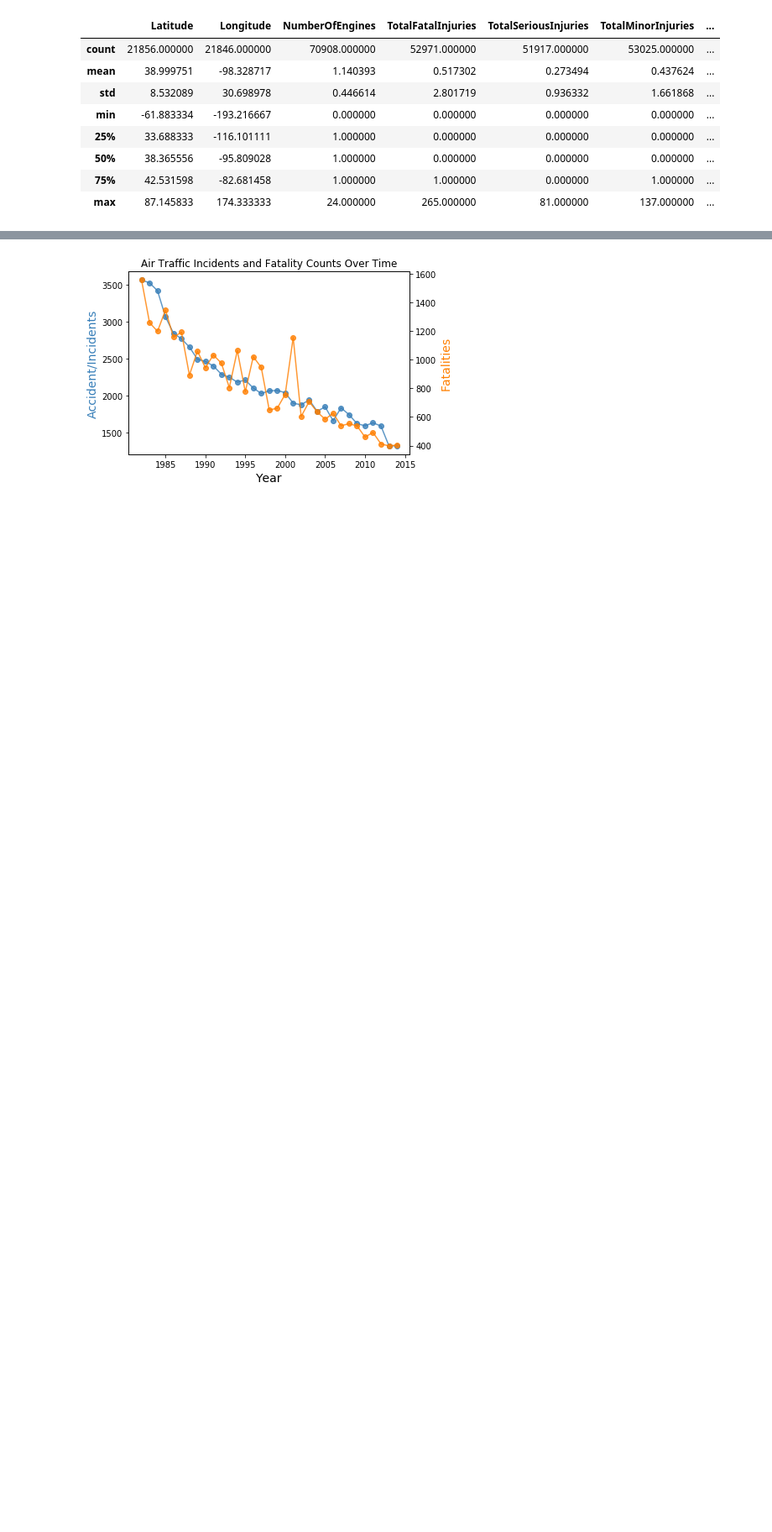
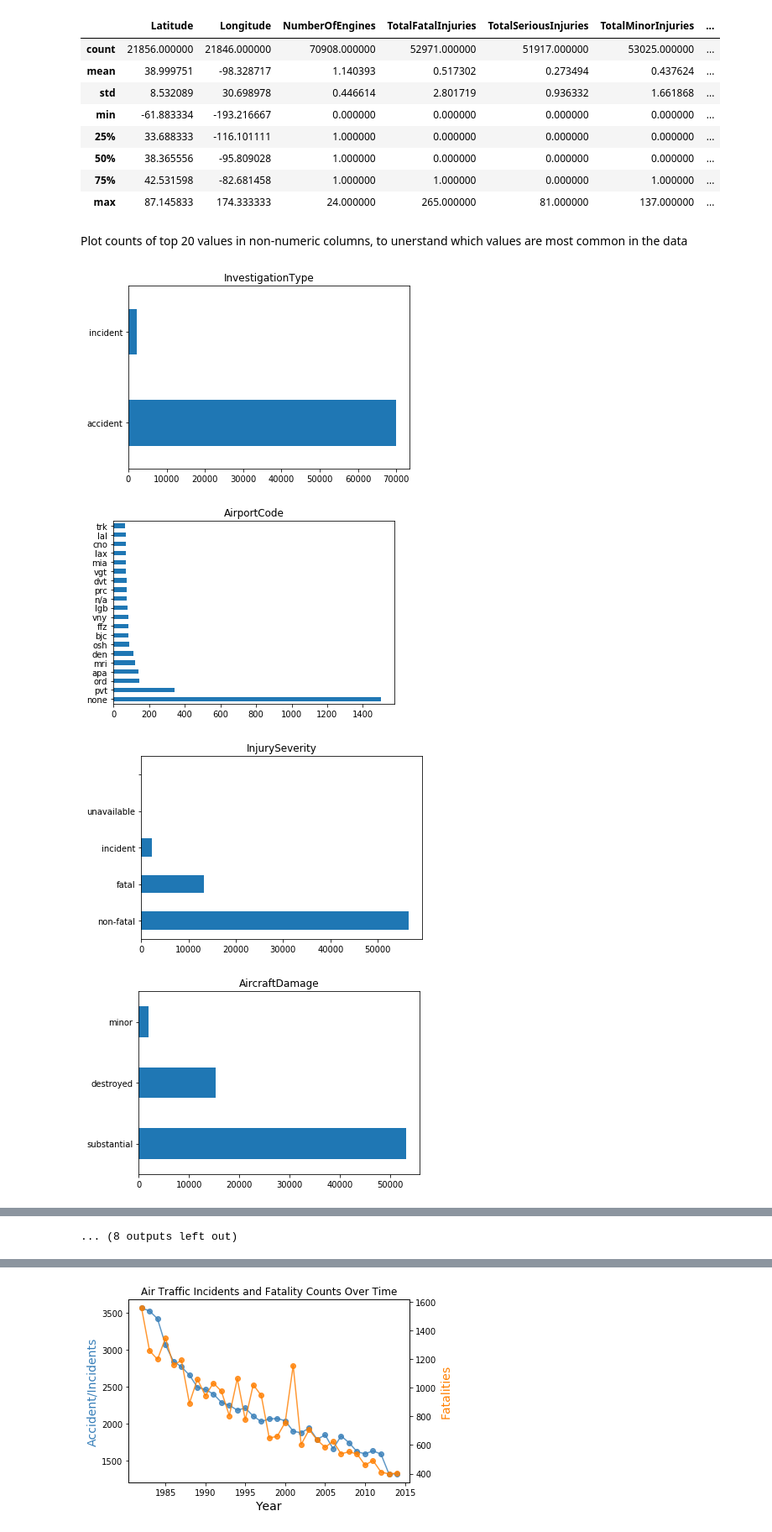
Before and after one commit to kirstyward/data-scientist-exercise02, a Jupyter notebook: NTSB.ipynb, the cells around one changed output, grey strips where cells are left out. Shown at 84% size. Saved outputs shown, nothing was run; the diff lists cells and outputs as text; code cells hidden in the pictures; blank space fills up the shorter version.

```diff
--- a/NTSB.ipynb
+++ b/NTSB.ipynb
@@ -17,10 +24,14 @@ pd.set_option('display.max_rows', 200)
 # %%
 #Prase XML data using ElementTree
-xmltree = ET.parse('AviationData.xml')
+xmltree = ET.parse('data/AviationData.xml')
 
+#Create blank list
 data = []
-for el in xmltree.iterfind('./*'):
+
+#Iterate through xml tree - return all attributes(*)
+for el in xmltree.iterfind('*'):
     for i in el.iterfind('*'):
+        #Append dictionary of data to list
         data.append(dict(i.items()))
 
 #Convert list to dataframe
@@ -49,7 +71,7 @@ def clean_xml_data(df):
 
     #Subset to US fatalities, since that is the primary interest of the NTSB data
     #Subset data to after 1981, since there are only 4 records prior
-    mask = (df['Country'] == 'United States') & (df['EventDate'] > '1981-12-01') & (df['EventDate'] < '2015-01-01')
+    mask = (df['Country'] == 'United States') & (df['EventDate'] >= '1982-01-01') & (df['EventDate'] < '2015-01-01')
     df_subset = df.loc[mask]
 
     #Replace blank values with NaN
@@ -75,9 +97,8 @@ def clean_xml_data(df):
     df_copy = df_copy.apply(lambda x: x.str.lower() if(x.dtype == 'object') else x)
 
     #Clean AirCarrier Names
-    df_copy['AirCarrier'] = df_copy.AirCarrier.str.replace('inc', '').str.replace(r'[^\w\s]','').str.replace('air lines','airlines').str.replace(r'^dba\s', '')
+    df_copy['AirCarrier'] = df_copy.AirCarrier.str.replace('inc', '').str.replace(r'[^\w\s]','').str.replace('air lines','airlines').str.replace(r'^dba\s', '').str.replace(r'.+?(?=dba)dba\s', '')
     df_copy['AirCarrier'] = df_copy['AirCarrier'].str.strip()
-    #TODO: Use "DBA" name
 
     return(df_copy)
 
@@ -154,3 +177,22 @@ df_clean.describe()
 | 50% | 38.365556 | -95.809028 | 1.000000 | 0.000000 | 0.000000 | 0.000000 | ... |
 | 75% | 42.531598 | -82.681458 | 1.000000 | 1.000000 | 0.000000 | 1.000000 | ... |
 | max | 87.145833 | 174.333333 | 24.000000 | 265.000000 | 81.000000 | 137.000000 | ... |
+# %% [markdown]
+Plot counts of top 20 values in non-numeric columns, to unerstand which values are most common in the data
+# %%
+#Create list of columns to plot
+plot_cols = ['InvestigationType', 'AirportCode', 'InjurySeverity', 'AircraftDamage', 'AircraftCategory', 'Make',
+            'Model', 'AmateurBuilt', 'EngineType', 'FARDescription', 'Schedule', 'PurposeOfFlight', 'AirCarrier',
+             'WeatherCondition', 'BroadPhaseOfFlight', 'ReportStatus', 'City', 'State', 'year', 'month']
+
+#For each column, create horizontal bar chart of most common values (up to 20 unique values)
+for col in plot_cols:
+
+    df_clean[col].value_counts()[:20].plot(kind='barh')
+    plt.title(col)
+    plt.show()
+# %% [output]
+[figure, added]
+[figure, added]
+[figure, added]
+[figure, added]
@@ -156,0 +207 @@ df_clean.describe()
+... (8 outputs left out)
```
Also changed, not shown: parts of 22 cells of this notebook, 1 other file.
